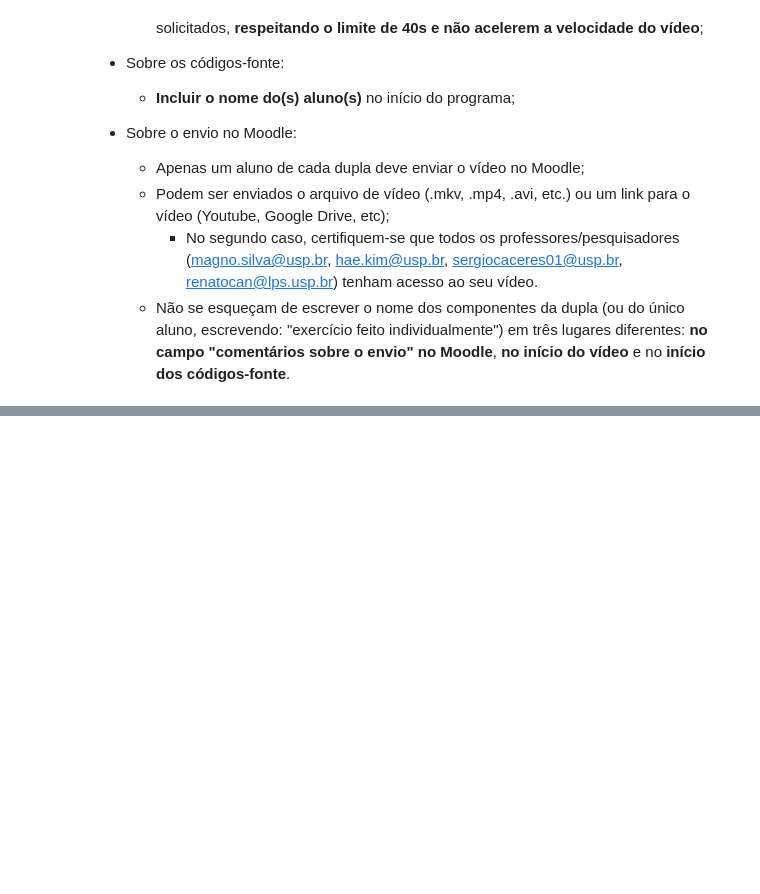
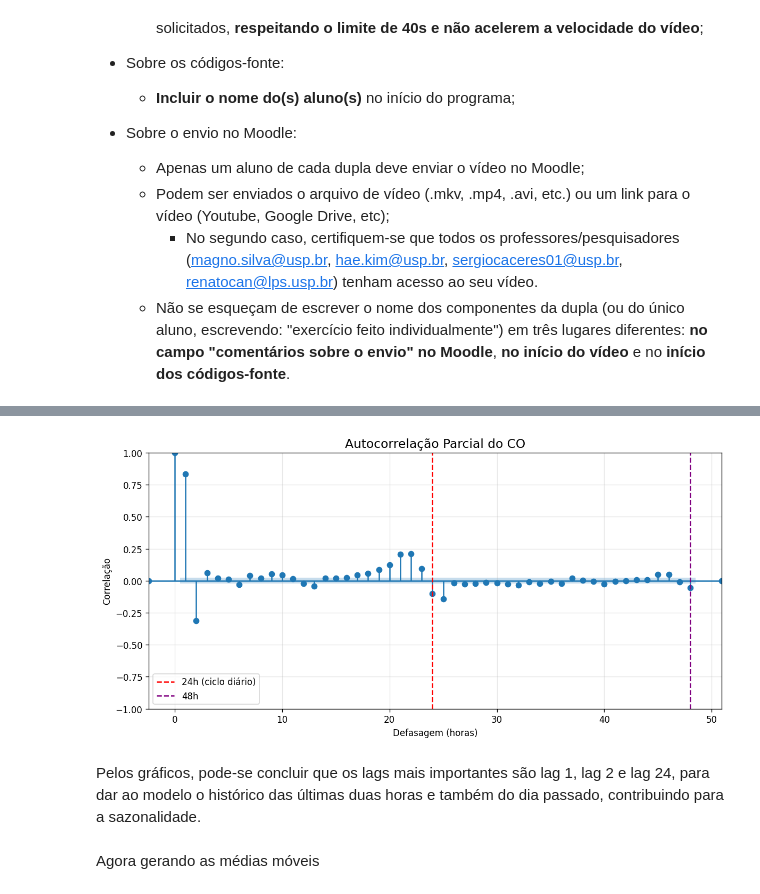
Before and after one commit to mogab12/Sistemas-Inteligentes, a Jupyter notebook: ex_entrega_1_co/ex_entrega_1_co.ipynb, the cells around one changed output, grey strips where cells are left out. Drawn from its saved outputs; the diff is of its cells as text; code cells hidden in the pictures; blank space fills up the shorter version.

```diff
--- a/ex_entrega_1_co/ex_entrega_1_co.ipynb
+++ b/ex_entrega_1_co/ex_entrega_1_co.ipynb
@@ -291,0 +256,34 @@ print(correlacao_com_alvo)
+# %%
+# função de autocorrelação e autocorrelação parcial de CO
+
+import matplotlib.pyplot as plt
+from statsmodels.graphics.tsaplots import plot_pacf
+
+fig, ax = plt.subplots(figsize=(10,5), dpi=120)
+
+plot_pacf(
+    co_na,
+    lags=48,
+    ax=ax,
+    alpha=0.05,
+    marker='o',
+    markersize=6
+)
+
+# destacar lags importantes
+ax.axvline(24, color='red', linestyle='--', linewidth=1.5, label='24h (ciclo diário)')
+ax.axvline(48, color='purple', linestyle='--', linewidth=1.5, label='48h')
+
+ax.set_title("Autocorrelação Parcial do CO", fontsize=14)
+ax.set_xlabel("Defasagem (horas)")
+ax.set_ylabel("Correlação")
+
+ax.grid(alpha=0.3)
+ax.legend()
+
+plt.tight_layout()
+plt.show()
+# %% [output]
+[figure, added]
+# %% [markdown]
+Pelos gráficos, pode-se concluir que os lags mais importantes são lag 1, lag 2 e lag 24, para dar ao modelo o histórico das últimas duas horas e também do dia passado, contribuindo para a sazonalidade.
@@ -291,0 +304,2 @@ print(correlacao_com_alvo)
+# %% [markdown]
+Agora gerando as médias móveis
```
Also changed, not shown: parts of 36 cells of this notebook.
